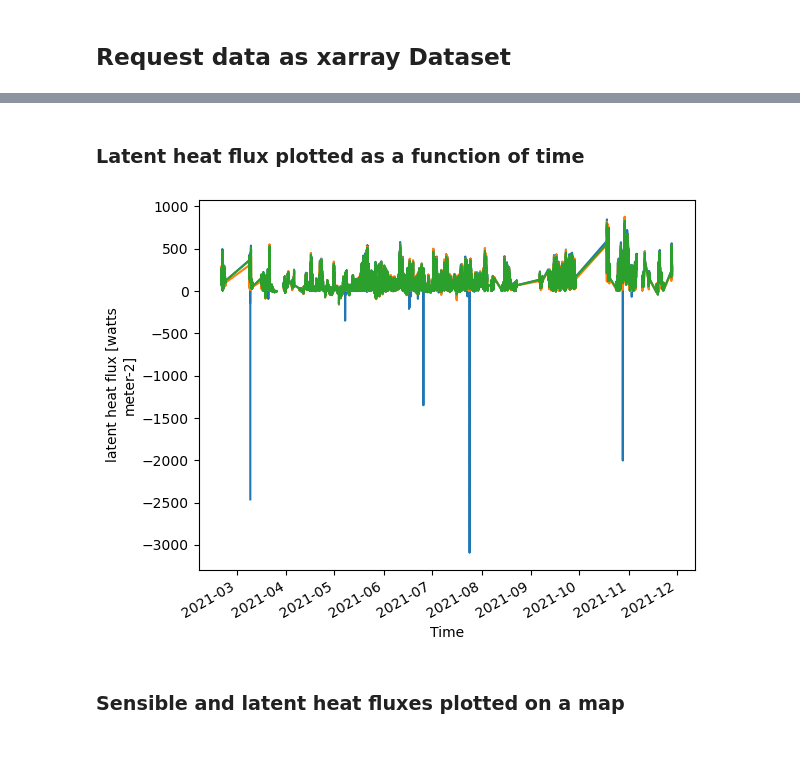
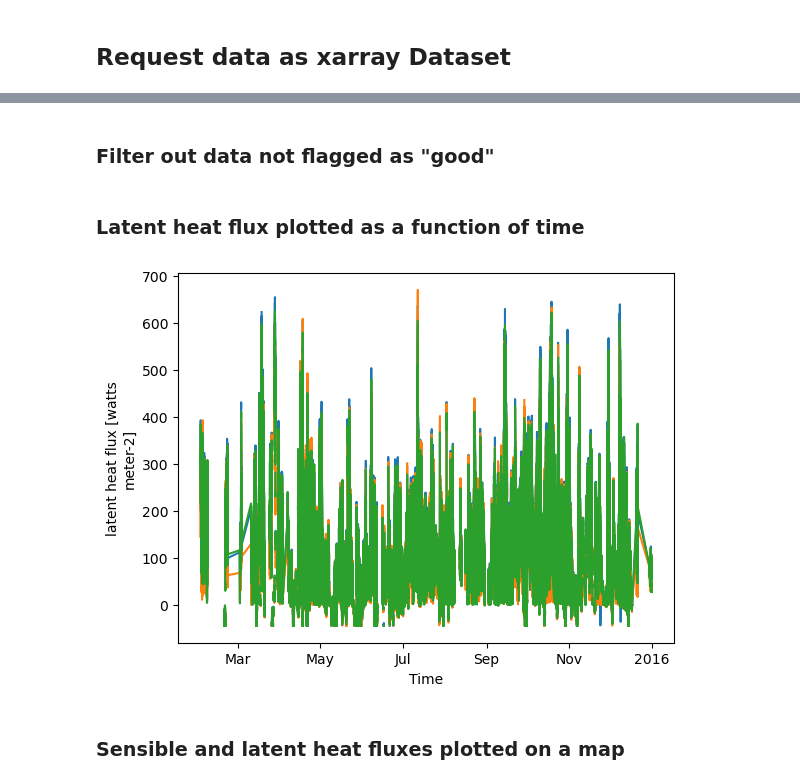
Before and after one commit to mcastells/marineflux_erddapy_demo, a Jupyter notebook: samos.ipynb, the cells around one changed output, grey strips where cells are left out. Drawn from its saved outputs; the diff is of its cells as text; code cells hidden in the pictures; blank space fills up the shorter version.

```diff
--- a/samos.ipynb
+++ b/samos.ipynb
@@ -38,23 +39,29 @@ flux_algorithms = ["S88", "B23", "C36"]
 erddap_samos = dict()
 for algo in flux_algorithms:
   erddap_samos[algo] = ERDDAP(
-    server="http://marineflux-erddap.coaps.fsu.edu/erddap",
+    server="http://erddap-samos.coaps.fsu.edu/erddap",
     protocol="tabledap",
   )
 
-  erddap_samos[algo].dataset_id = f"SAMOS_Fluxes_{algo}"
+  erddap_samos[algo].dataset_id = f"SAMOS_Fluxes_{algo}_v300"
   erddap_samos[algo].constraints = {
-      "time>=": "2021-01-01T00:00:00Z",
-      "time<=": "2022-01-01T00:00:00Z",
+      #"platform_call_sign=": "WTEC",
+      "time>=": "2015-01-01T00:00:00Z",
+      "time<=": "2016-01-01T00:00:00Z",
       "longitude>=": extent[0],
       "longitude<=": extent[1],
       "latitude>=": extent[2],
       "latitude<=": extent[3],
   }
   erddap_samos[algo].variables = [
-      "hfls",
-      "hfss",
+      "platform_call_sign",
+      "platform_name",
+      "lhf",
+      "lhf_qc",
+      "shf",
+      "shf_qc",
       "tau",
+      "tau_qc"
   ]
 # %% [markdown]
 ### URLs for ERDDAP request can be retrieved
@@ -134,7 +141,7 @@ for algo in flux_algorithms:
 ds = dict()
 
 for algo in flux_algorithms:
-    ds[algo] = erddap_samos[algo].to_xarray()
+    ds[algo] = erddap_samos[algo].to_xarray(requests_kwargs={"timeout": 600})
 
     print(ds[algo])
 # %% [output]
@@ -160,4 +164,0 @@ Attributes: (12/39)
-# %%
-for algo in flux_algorithms:
-    ds[algo]['hfls'].data[ds[algo]['hfls'].data == -9999] = np.nan
-    ds[algo]['hfls'].plot()
@@ -166,10 +177,24 @@ for algo in flux_algorithms:
+# %% [markdown]
+### Filter out data not flagged as "good"
+# %%
+vars = ['lhf', 'shf', 'tau']
+
+for var in vars:
+
+    for algo in flux_algorithms:
+
+        if f'{var}_qc' in ds[algo]:
+            good_indices = np.where((ds[algo][f'{var}_qc'].cf == 'good') == True)[0]
+            mask = np.zeros(len(ds[algo][f'{var}'].data), dtype=bool)
+            mask[good_indices] = True
+            ds[algo][var].data[~mask] = np.nan
 # %% [markdown]
 ### Latent heat flux plotted as a function of time
 # %%
 for algo in flux_algorithms:
-    ds[algo]['hfls'].plot(x='time')
+    ds[algo]['lhf'].plot(x='time')
 # %% [output]
-[figure, old version]
+[figure, new version]
 # %% [markdown]
 ### Sensible and latent heat fluxes plotted on a map
 # %%
```
Also changed, not shown: parts of 14 cells of this notebook.
